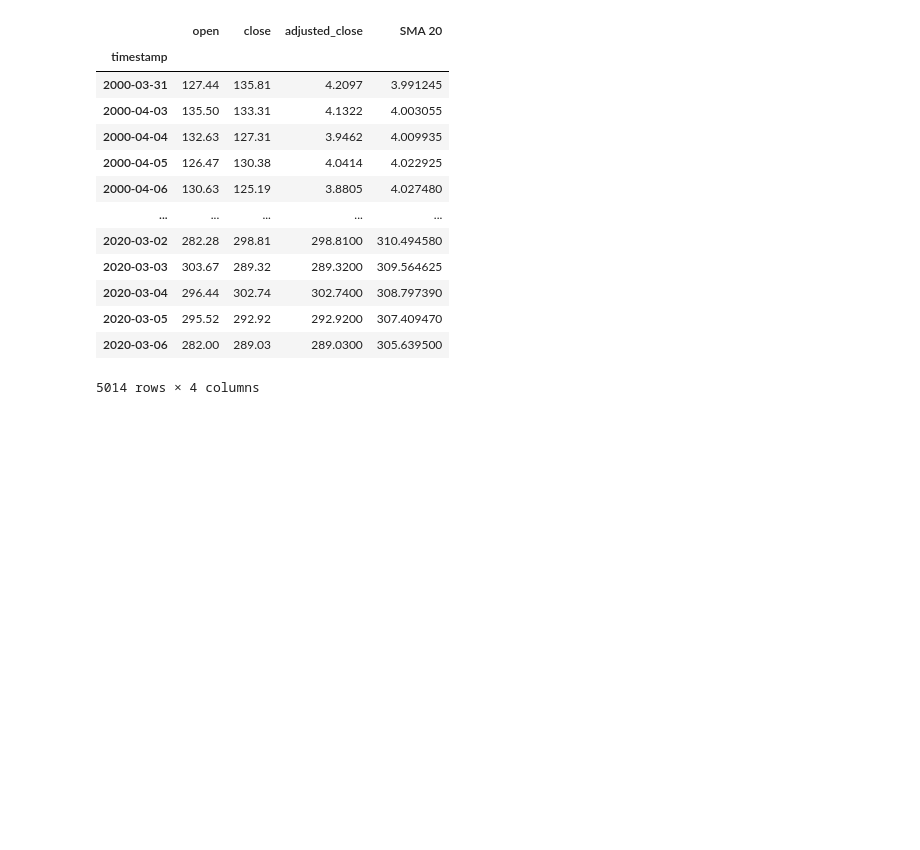
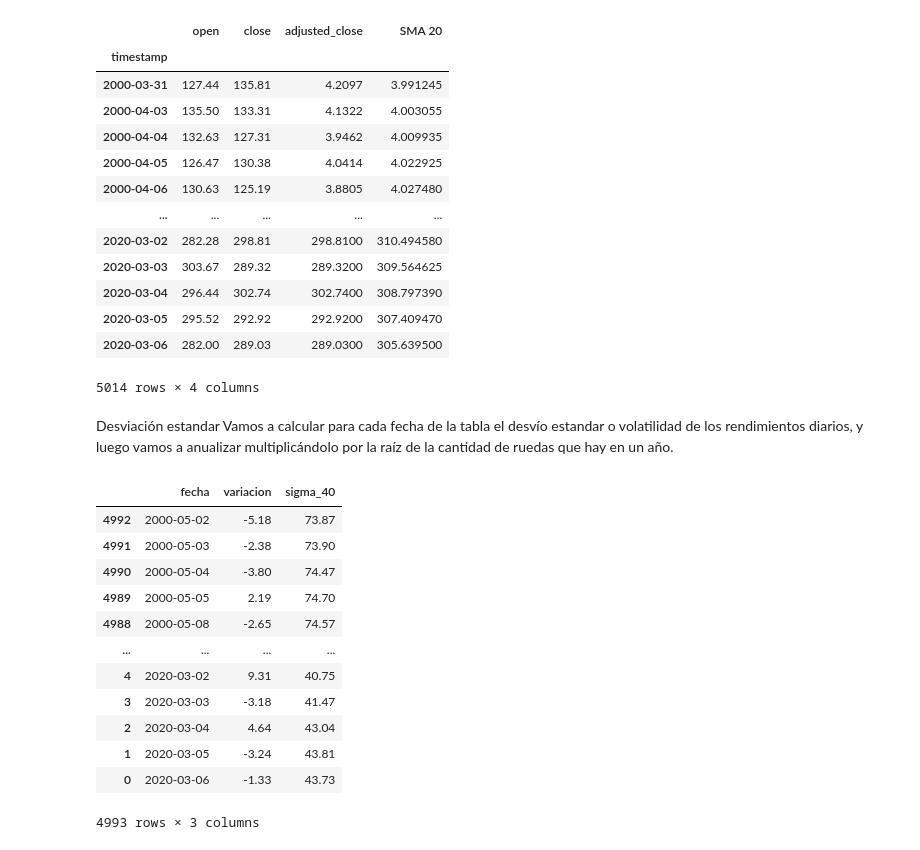
Before and after one commit to AucaCoyan/exp-quant, a Jupyter notebook: Libro2-Pandas.ipynb, the cells around one changed output. Saved outputs shown, nothing was run; the diff lists cells and outputs as text; code cells hidden in the pictures; blank space fills up the shorter version.

```diff
--- a/Libro2-Pandas.ipynb
+++ b/Libro2-Pandas.ipynb
@@ -669,3 +672,33 @@ data
 | 2020-03-05 | 295.52 | 292.92 | 292.9200 | 307.409470 |
 | 2020-03-06 | 282.00 | 289.03 | 289.0300 | 305.639500 |
 5014 rows × 4 columns
+# %% [markdown]
+Desviación estandar
+Vamos a calcular para cada fecha de la tabla el desvío estandar o volatilidad de los rendimientos diarios, y luego vamos a anualizar multiplicándolo por la raíz de la cantidad de ruedas que hay en un año.
+# %%
+import math
+data = pd.read_excel('UCEMA/AAPL.xlsx')
+data = data.sort_values(by='timestamp', ascending=True)
+
+res = pd.DataFrame()
+res['fecha'] = data['timestamp']
+res['variacion'] = round(
+    data['adjusted_close'].pct_change()
+                        * 100, 2)
+res['sigma_40'] = round(res.variacion.rolling(40).std() * math.sqrt(250), 2) # Dividido 250 porque es la cantidad de ruedas que hay en un año
+res = res.dropna()
+res
+# %% [output]
+|  | fecha | variacion | sigma_40 |
+| 4992 | 2000-05-02 | -5.18 | 73.87 |
+| 4991 | 2000-05-03 | -2.38 | 73.90 |
+| 4990 | 2000-05-04 | -3.80 | 74.47 |
+| 4989 | 2000-05-05 | 2.19 | 74.70 |
+| 4988 | 2000-05-08 | -2.65 | 74.57 |
+| ... | ... | ... | ... |
+| 4 | 2020-03-02 | 9.31 | 40.75 |
+| 3 | 2020-03-03 | -3.18 | 41.47 |
+| 2 | 2020-03-04 | 4.64 | 43.04 |
+| 1 | 2020-03-05 | -3.24 | 43.81 |
+| 0 | 2020-03-06 | -1.33 | 43.73 |
+4993 rows × 3 columns
```
Also changed, not shown: parts of 6 cells of this notebook.
